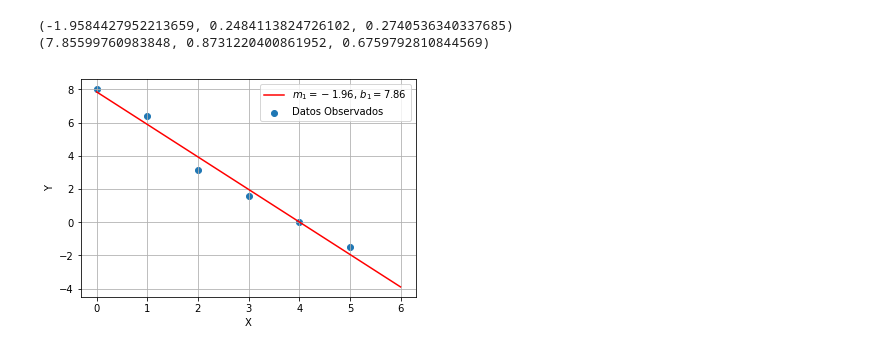
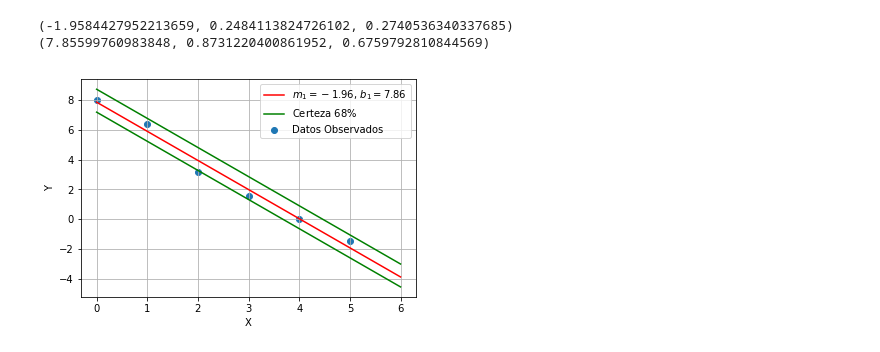
Before and after one commit to irecio/MetodoComputacionales, a Jupyter notebook: Week3/Lecture3.ipynb, the cells around one changed output. Drawn from its saved outputs; the diff is of its cells as text; code cells hidden in the pictures.

```diff
--- a/Week3/Lecture3.ipynb
+++ b/Week3/Lecture3.ipynb
@@ -203,16 +203,23 @@ for i in range(2):
 # %%
 plt.scatter(X, YObs, label="Datos Observados")
 plt.xlabel("X")
 plt.ylabel("Y")
 plt.grid()
 
 m_estimated = -1.958
 b_estimated = 7.855
 
 Xtest = np.linspace(0.,6.,30)
 Yfit = Model(Xtest, m_estimated, b_estimated)
+
+YfitUp = Model(Xtest, m_estimated, b_estimated+0.87)
+YfitDown = Model(Xtest, m_estimated, b_estimated-0.67)
+
 plt.plot(Xtest, Yfit, c='r', label=r"$m_1= {:.2f}$, $b_1={:.2f}$".format(m_estimated, b_estimated))
+plt.plot(Xtest, YfitUp, c='g')
+plt.plot(Xtest, YfitDown, c='g', label=r'Certeza $68\%$')
+
 plt.legend(loc=0)
 plt.show()
 # %% [output]
-[figure, old version]
+[figure, new version]
```
